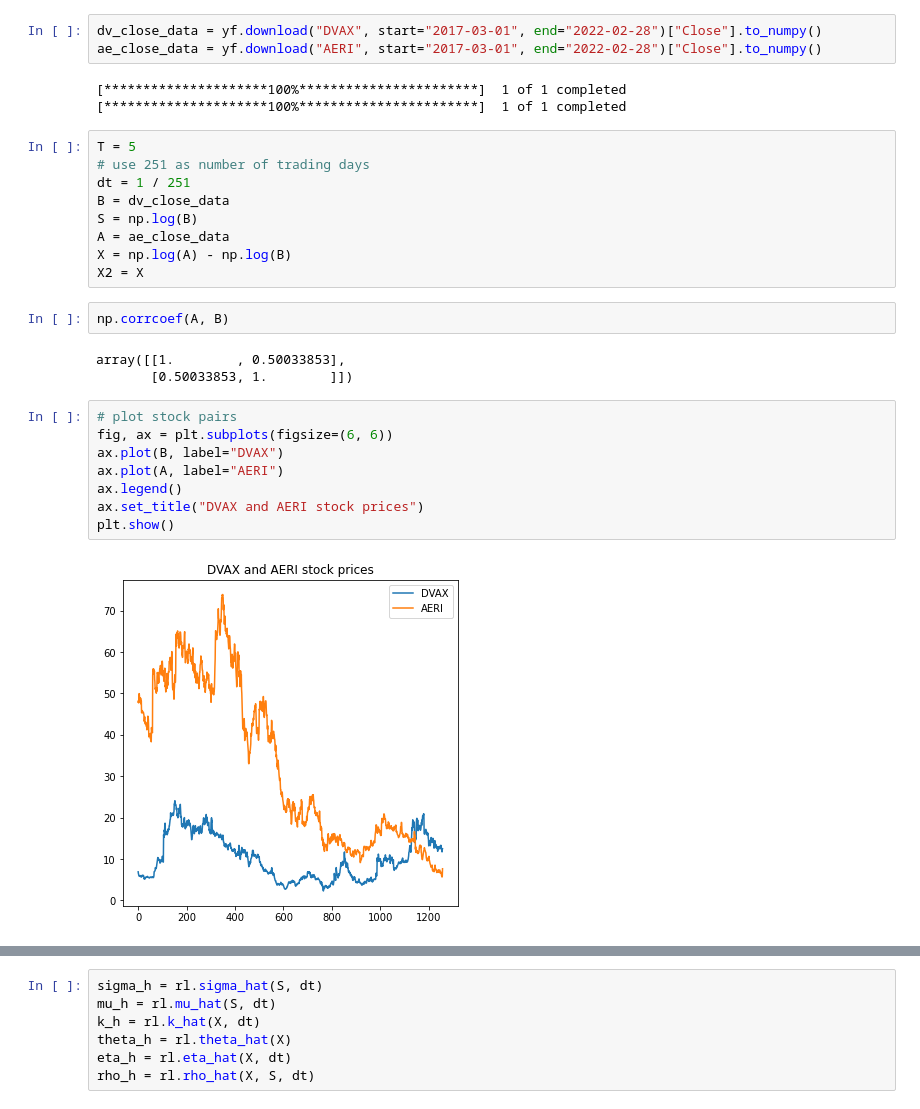
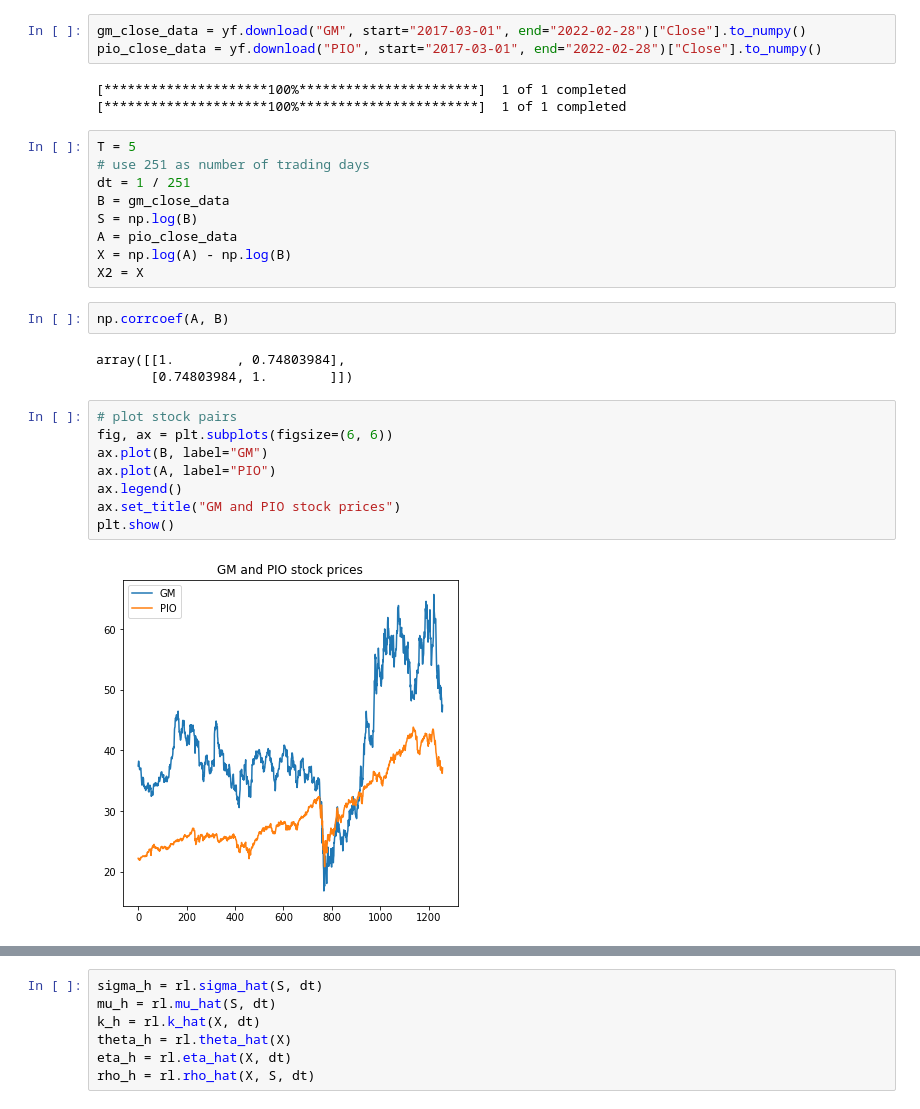
Before and after one commit to YunfengLiu/pairs-trading-sde, a Jupyter notebook: real.ipynb, the cells around one changed output, grey strips where cells are left out. Saved outputs shown, nothing was run; the diff lists cells and outputs as text.

```diff
--- a/real.ipynb
+++ b/real.ipynb
@@ -151,6 +151,6 @@ plt.show()
 # %%
-dv_close_data = yf.download("DVAX", start="2017-03-01", end="2022-02-28")["Close"].to_numpy()
-ae_close_data = yf.download("AERI", start="2017-03-01", end="2022-02-28")["Close"].to_numpy()
+gm_close_data = yf.download("GM", start="2017-03-01", end="2022-02-28")["Close"].to_numpy()
+pio_close_data = yf.download("PIO", start="2017-03-01", end="2022-02-28")["Close"].to_numpy()
 # %% [output]
 [*********************100%***********************]  1 of 1 completed
 [*********************100%***********************]  1 of 1 completed
@@ -158,26 +158,26 @@ ae_close_data = yf.download("AERI", start="2017-03-01", end="2022-02-28")["Close
 T = 5
 # use 251 as number of trading days
 dt = 1 / 251
-B = dv_close_data
+B = gm_close_data
 S = np.log(B)
-A = ae_close_data
+A = pio_close_data
 X = np.log(A) - np.log(B)
 X2 = X
 # %%
 np.corrcoef(A, B)
 # %% [output]
-array([[1.        , 0.50033853],
-       [0.50033853, 1.        ]])
+array([[1.        , 0.74803984],
+       [0.74803984, 1.        ]])
 # %%
 # plot stock pairs
 fig, ax = plt.subplots(figsize=(6, 6))
-ax.plot(B, label="DVAX")
-ax.plot(A, label="AERI")
+ax.plot(B, label="GM")
+ax.plot(A, label="PIO")
 ax.legend()
-ax.set_title("DVAX and AERI stock prices")
+ax.set_title("GM and PIO stock prices")
 plt.show()
 # %% [output]
-[figure, old version]
+[figure, new version]
 # %%
 fig, ax = plt.subplots(figsize=(6, 6))
 ax.plot(X, label="Spread X")
```
Also changed, not shown: parts of 18 cells of this notebook, 27 other files.
